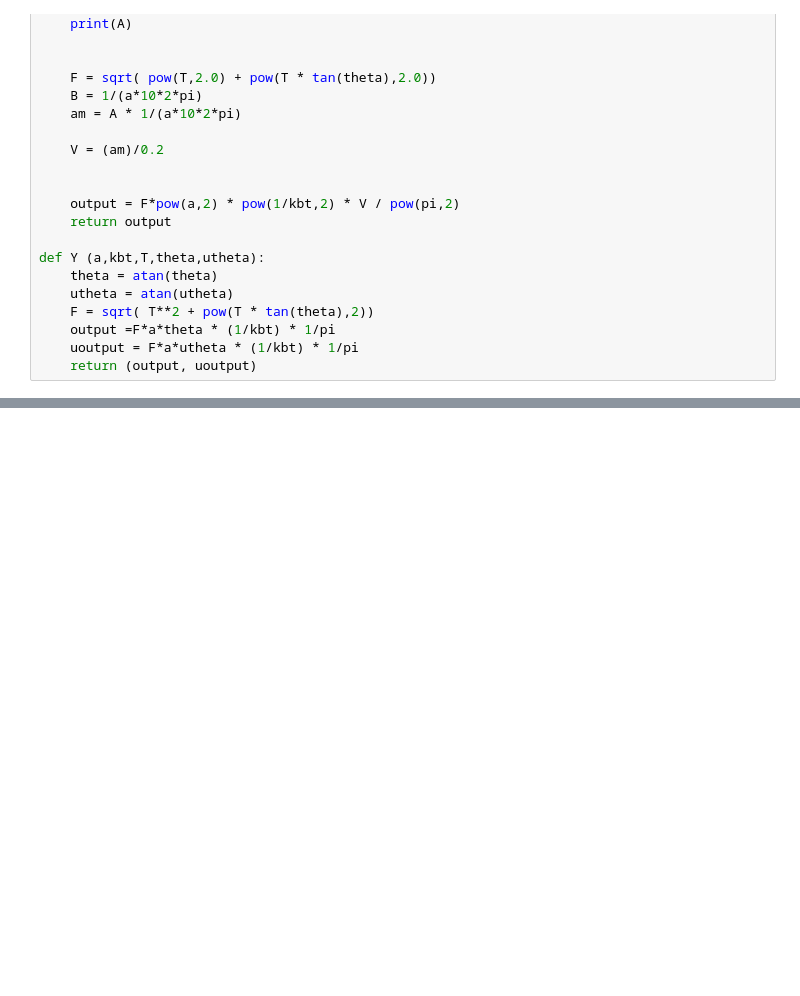
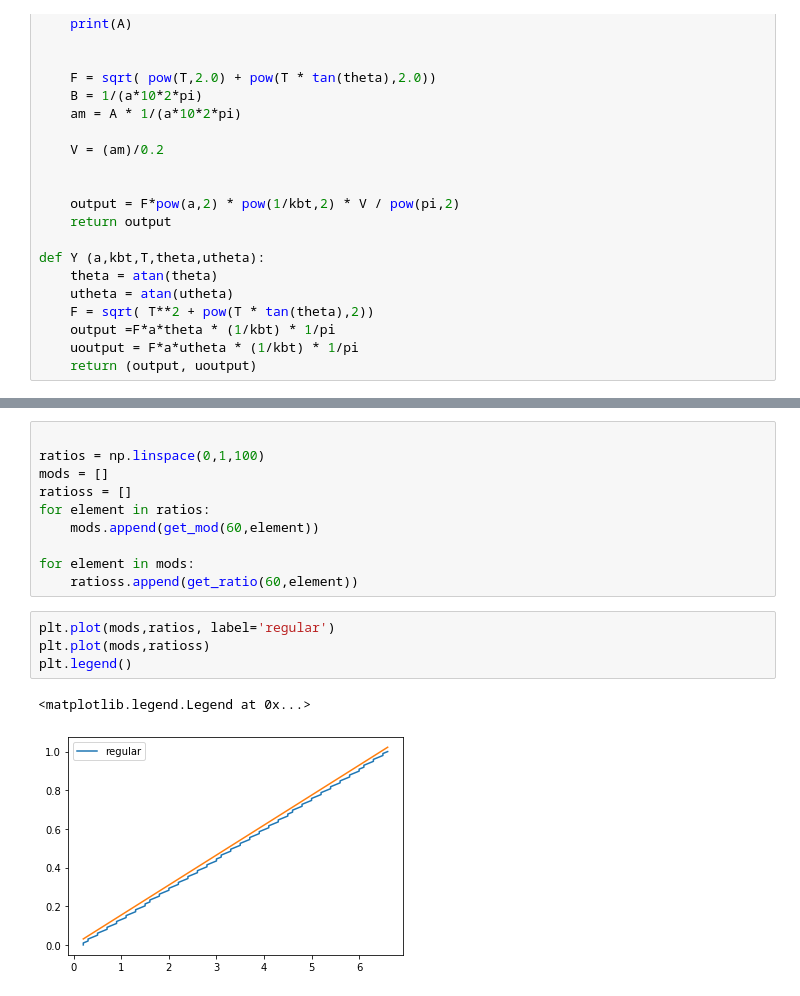
Before and after one commit to LevoSpacewars/Polymer-Tilt, a Jupyter notebook: feature_test.ipynb, the cells around one changed output, grey strips where cells are left out. Cells and saved outputs as stored; diff of their text form; blank space fills up the shorter version.

```diff
--- a/feature_test.ipynb
+++ b/feature_test.ipynb
@@ -140,0 +200,17 @@ def Y (a,kbt,T,theta,utheta):
+# %%
+
+ratios = np.linspace(0,1,100)
+mods = []
+ratioss = []
+for element in ratios:
+    mods.append(get_mod(60,element))
+
+for element in mods:
+    ratioss.append(get_ratio(60,element))
+# %%
+plt.plot(mods,ratios, label='regular')
+plt.plot(mods,ratioss)
+plt.legend()
+# %% [output]
+<matplotlib.legend.Legend at 0x...>
+[figure, added]
```
Also changed, not shown: parts of 7 cells of this notebook, 12 other files.
